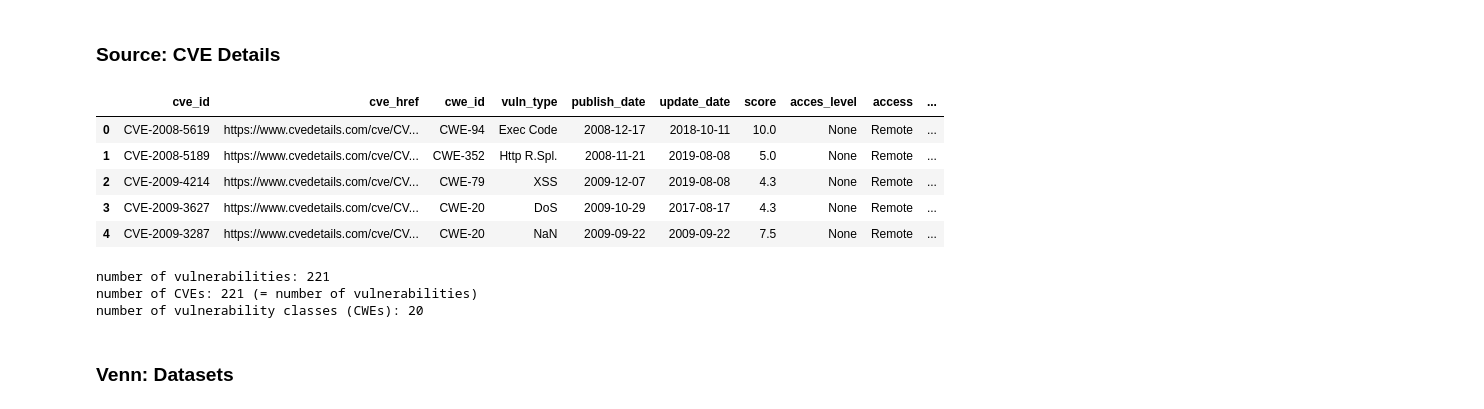
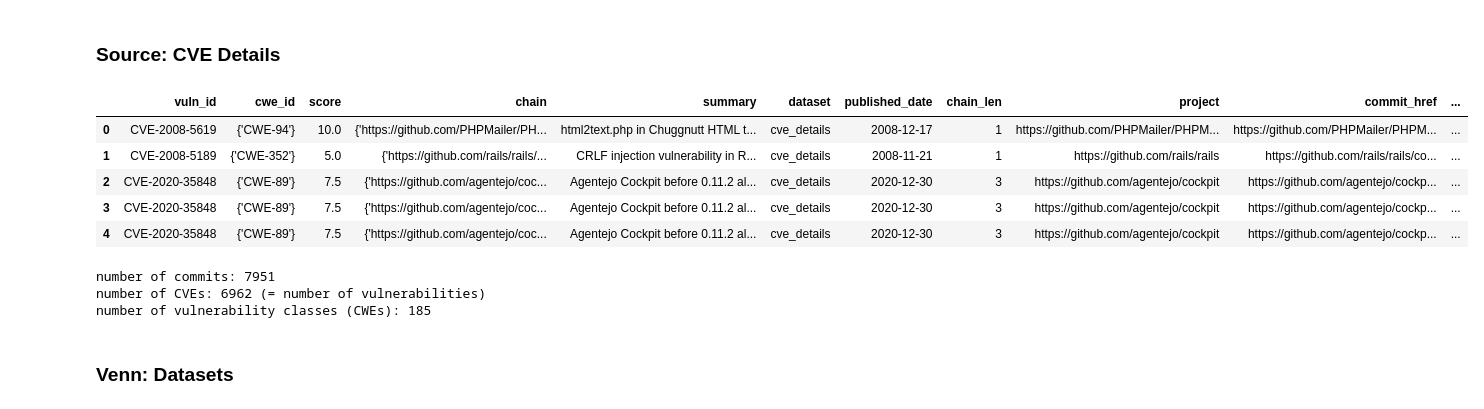
Before and after one commit to TQRG/security-patches-dataset, a Jupyter notebook: notebooks/datasets_cross_commits.ipynb, the cells around one changed output. Saved outputs shown, nothing was run; the diff lists cells and outputs as text; code cells hidden in the pictures.

```diff
--- a/notebooks/datasets_cross_commits.ipynb
+++ b/notebooks/datasets_cross_commits.ipynb
@@ -142,20 +143,20 @@ for idx, row in df.iterrows():
 # %% [markdown]
 ### Source: CVE Details
 # %%
-df = pd.read_csv('../github-patches/cve_details.csv')
+df = pd.read_csv('../commits/cve_details.csv')
 df.head()
 # %% [output]
-|  | cve_id | cve_href | cwe_id | vuln_type | publish_date | update_date | score | acces_level | access | ... |
-| 0 | CVE-2008-5619 | https://www.cvedetails.com/cve/CV... | CWE-94 | Exec Code | 2008-12-17 | 2018-10-11 | 10.0 | None | Remote | ... |
-| 1 | CVE-2008-5189 | https://www.cvedetails.com/cve/CV... | CWE-352 | Http R.Spl. | 2008-11-21 | 2019-08-08 | 5.0 | None | Remote | ... |
-| 2 | CVE-2009-4214 | https://www.cvedetails.com/cve/CV... | CWE-79 | XSS | 2009-12-07 | 2019-08-08 | 4.3 | None | Remote | ... |
-| 3 | CVE-2009-3627 | https://www.cvedetails.com/cve/CV... | CWE-20 | DoS | 2009-10-29 | 2017-08-17 | 4.3 | None | Remote | ... |
-| 4 | CVE-2009-3287 | https://www.cvedetails.com/cve/CV... | CWE-20 | NaN | 2009-09-22 | 2009-09-22 | 7.5 | None | Remote | ... |
+|  | vuln_id | cwe_id | score | chain | summary | dataset | published_date | chain_len | project | commit_href | ... |
+| 0 | CVE-2008-5619 | {'CWE-94'} | 10.0 | {'https://github.com/PHPMailer/PH... | html2text.php in Chuggnutt HTML t... | cve_details | 2008-12-17 | 1 | https://github.com/PHPMailer/PHPM... | https://github.com/PHPMailer/PHPM... | ... |
+| 1 | CVE-2008-5189 | {'CWE-352'} | 5.0 | {'https://github.com/rails/rails/... | CRLF injection vulnerability in R... | cve_details | 2008-11-21 | 1 | https://github.com/rails/rails | https://github.com/rails/rails/co... | ... |
+| 2 | CVE-2020-35848 | {'CWE-89'} | 7.5 | {'https://github.com/agentejo/coc... | Agentejo Cockpit before 0.11.2 al... | cve_details | 2020-12-30 | 3 | https://github.com/agentejo/cockpit | https://github.com/agentejo/cockp... | ... |
+| 3 | CVE-2020-35848 | {'CWE-89'} | 7.5 | {'https://github.com/agentejo/coc... | Agentejo Cockpit before 0.11.2 al... | cve_details | 2020-12-30 | 3 | https://github.com/agentejo/cockpit | https://github.com/agentejo/cockp... | ... |
+| 4 | CVE-2020-35848 | {'CWE-89'} | 7.5 | {'https://github.com/agentejo/coc... | Agentejo Cockpit before 0.11.2 al... | cve_details | 2020-12-30 | 3 | https://github.com/agentejo/cockpit | https://github.com/agentejo/cockp... | ... |
 # %%
-print('number of vulnerabilities:', len(df))
-print('number of CVEs:', len(df['cve_id'].unique()), '(= number of vulnerabilities)')
+print('number of commits:', len(df))
+print('number of CVEs:', len(df['vuln_id'].unique()), '(= number of vulnerabilities)')
 print('number of vulnerability classes (CWEs):', len(df['cwe_id'].unique()))
 # %% [output]
-number of vulnerabilities: 221
-number of CVEs: 221 (= number of vulnerabilities)
-number of vulnerability classes (CWEs): 20
+number of commits: 7951
+number of CVEs: 6962 (= number of vulnerabilities)
+number of vulnerability classes (CWEs): 185
```
Also changed, not shown: parts of 19 cells of this notebook.
